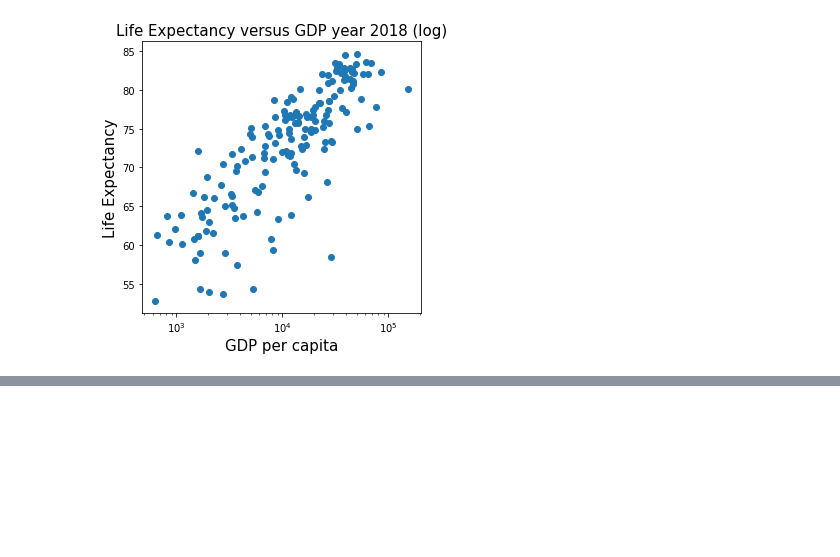
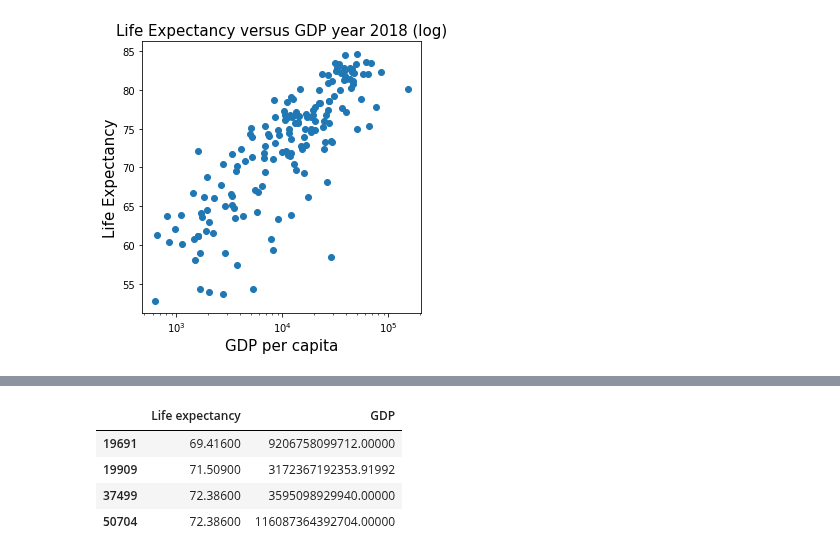
Before and after one commit to lukasmartinsson/dat405, a Jupyter notebook: labb1/labb1.ipynb, the cells around one changed output, grey strips where cells are left out. Saved outputs shown, nothing was run; the diff lists cells and outputs as text; code cells hidden in the pictures; blank space fills up the shorter version.

```diff
--- a/labb1/labb1.ipynb
+++ b/labb1/labb1.ipynb
@@ -44,0 +99,16 @@ KeyError: 'mean'
+# %%
+# f)
+
+df5 = df2018.loc[(df2018['Life expectancy'] < lifeexpect) & (df2018['GDP'] > mediangdp)]
+df6 = df2018.loc[(df2018['Life expectancy'] < lifeexpect) & (df2018['GDP'] > meangdp)]
+
+# If you prefer the median as an average
+df5[['Life expectancy','GDP']]
+# If you prefer the mean as an average
+df6[['Life expectancy','GDP']]
+# %% [output]
+|  | Life expectancy | GDP |
+| 19691 | 69.41600 | 9206758099712.00000 |
+| 19909 | 71.50900 | 3172367192353.91992 |
+| 37499 | 72.38600 | 3595098929940.00000 |
+| 50704 | 72.38600 | 116087364392704.00000 |
```
Also changed, not shown: parts of 5 cells of this notebook.
